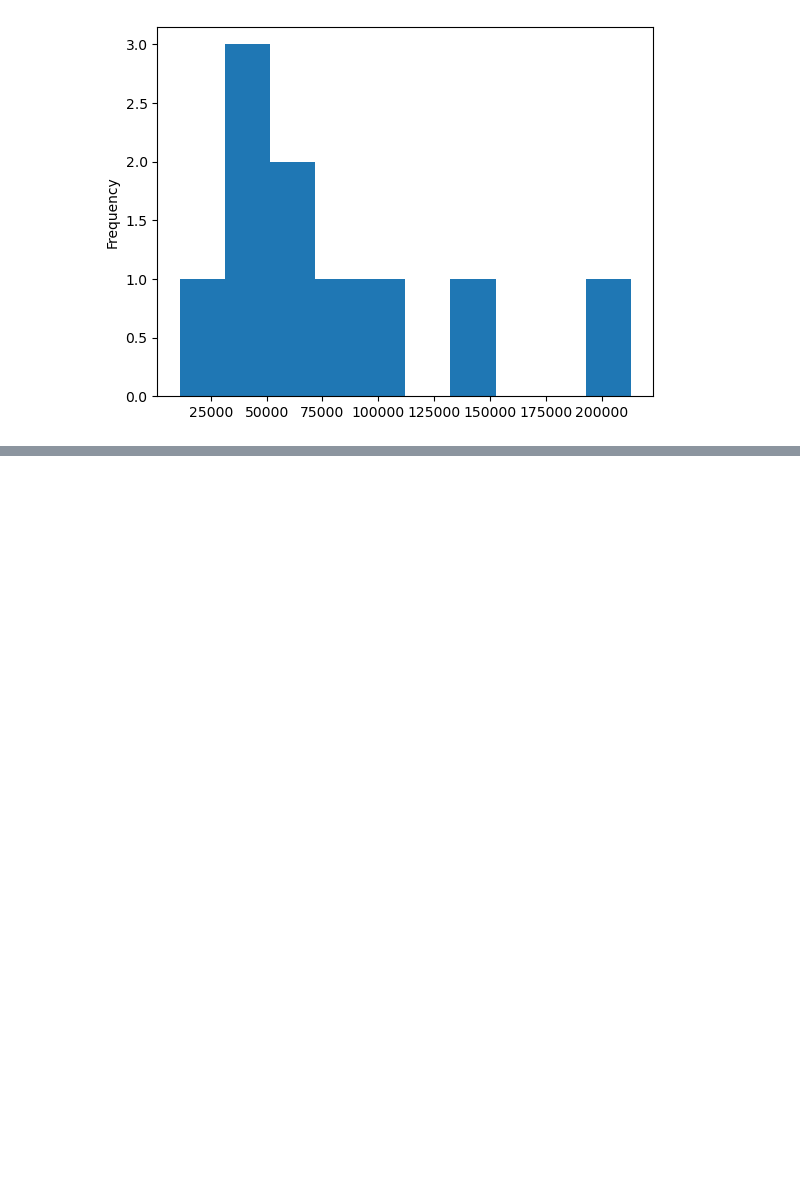
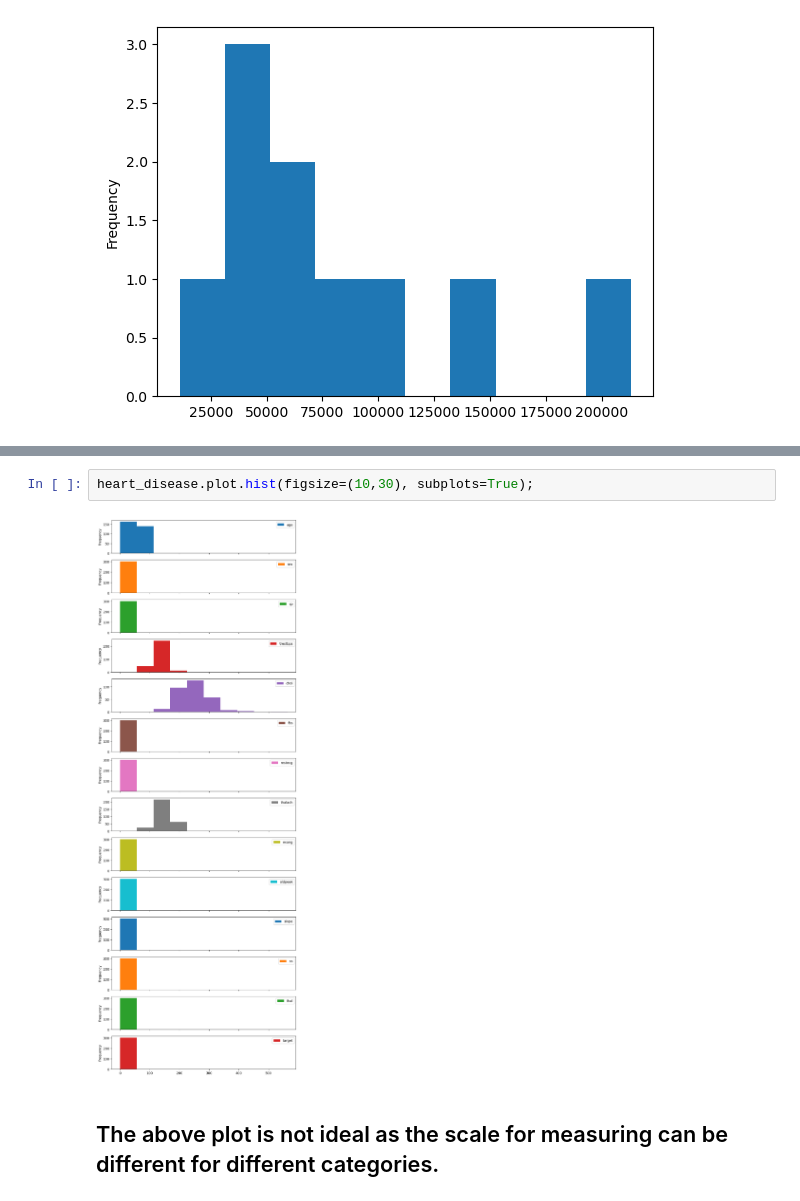
Before and after one commit to dazz-6/MachineLearning, a Jupyter notebook: Machine_Learning/MatplotLib/matplotlib_1.ipynb, the cells around one changed output, grey strips where cells are left out. Saved outputs shown, nothing was run; the diff lists cells and outputs as text; blank space fills up the shorter version.

```diff
--- a/Machine_Learning/MatplotLib/matplotlib_1.ipynb
+++ b/Machine_Learning/MatplotLib/matplotlib_1.ipynb
@@ -394,0 +427,6 @@ car_sales["Odometer (KM)"].plot.hist(bins=10);
+# %%
+heart_disease.plot.hist(figsize=(10,30), subplots=True);
+# %% [output]
+[figure, added]
+# %% [markdown]
+## The above plot is not ideal as the scale for measuring can be different for different categories.
```
Also changed, not shown: parts of 10 cells of this notebook, 1 other file.
